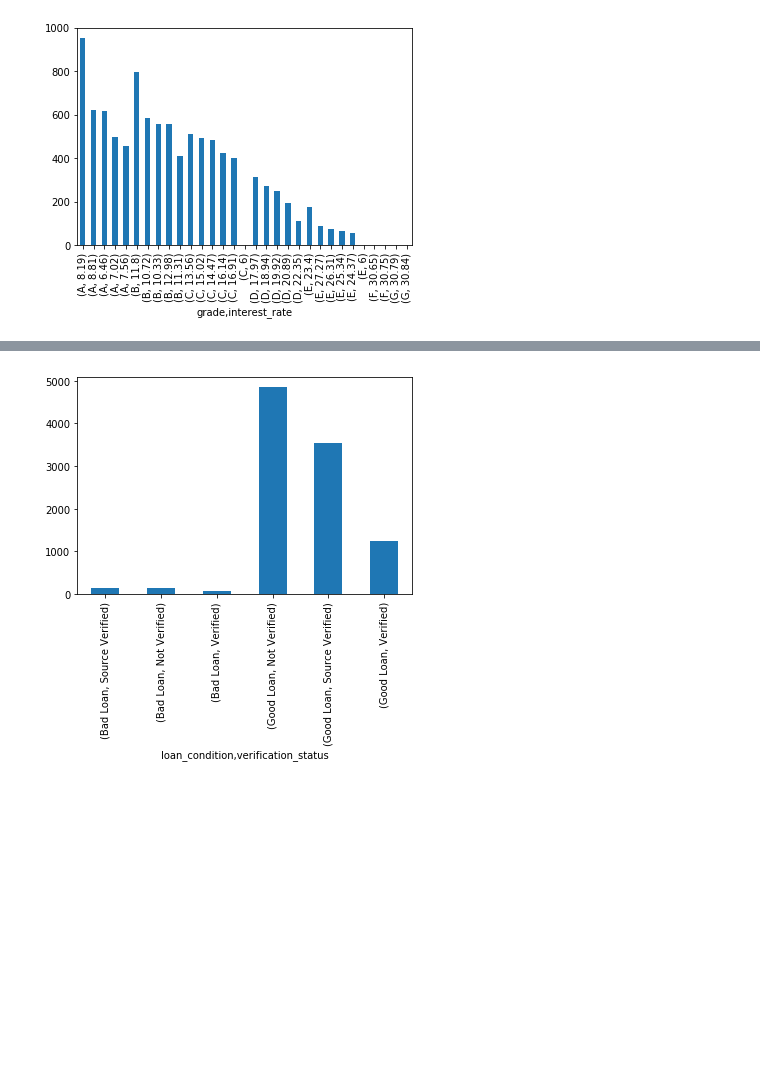
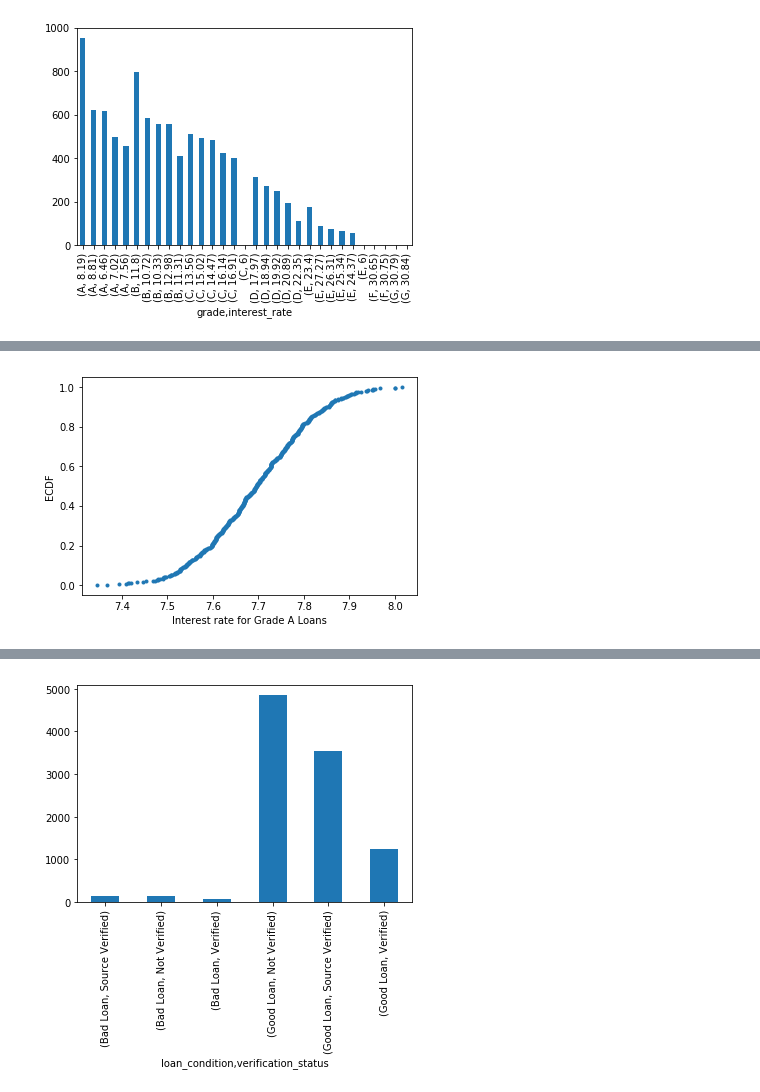
Before and after one commit to nishimishra71/Python, a Jupyter notebook: Capstone_sample.ipynb, the cells around one changed output, grey strips where cells are left out. Saved outputs shown, nothing was run; the diff lists cells and outputs as text; code cells hidden in the pictures; blank space fills up the shorter version.

Commit message:
ecdf

```diff
--- a/Capstone_sample.ipynb
+++ b/Capstone_sample.ipynb
@@ -299,5 +279,7 @@ plt.show()
 # %% [output]
 [figure]
 # %%
-def loan_sampler(n):
-    return np.random.choice(df.interest_rate.groupby(df.grade).value_counts(), n)
+def loan_sampler_A(n):
+    return np.random.choice(df.interest_rate[df.grade=='A'].astype('float64'), n)
+def loan_sampler_other(n):
+    return np.random.choice(df.interest_rate[df.grade!='A'].astype('float64'),n)
@@ -313,0 +286,7 @@ _ = plt.title('Distribution of interest in sample size 30')
+# %%
+seed(47)
+size=50
+sample1 = loan_sampler_A(size).astype('float64')
+sample2 = loan_sampler_other(size).astype('float64')
+print(sample1)
+type(sample1[0])
@@ -313,0 +299,14 @@ _ = plt.title('Distribution of interest in sample size 30')
+# %%
+mean_A = np.mean(sample1)
+mean_other = np.mean(sample2)
+std_A=np.std(sample1)
+std_other=np.std(sample2)
+seed(47)
+N=500
+# take your samples here
+total_mean_A=np.empty(N)
+total_mean_other=np.empty(N)
+for i in range (N):
+    total_mean_A[i]=np.mean(loan_sampler_A(size))
+    total_mean_other[i]=np.mean(loan_sampler_other(size))
+print(total_mean_A)
@@ -313,0 +331,11 @@ _ = plt.title('Distribution of interest in sample size 30')
+# %%
+n=len(total_mean_A)
+x=np.sort(total_mean_A)
+y=np.arange(1,n+1)/n
+plt.plot(x,y,marker='.',linestyle='none')
+# Label the axes
+plt.xlabel('Interest rate for Grade A Loans')
+plt.ylabel('ECDF')
+plt.show()
+# %% [output]
+[figure, added]
```
Also changed, not shown: parts of 10 cells of this notebook.
